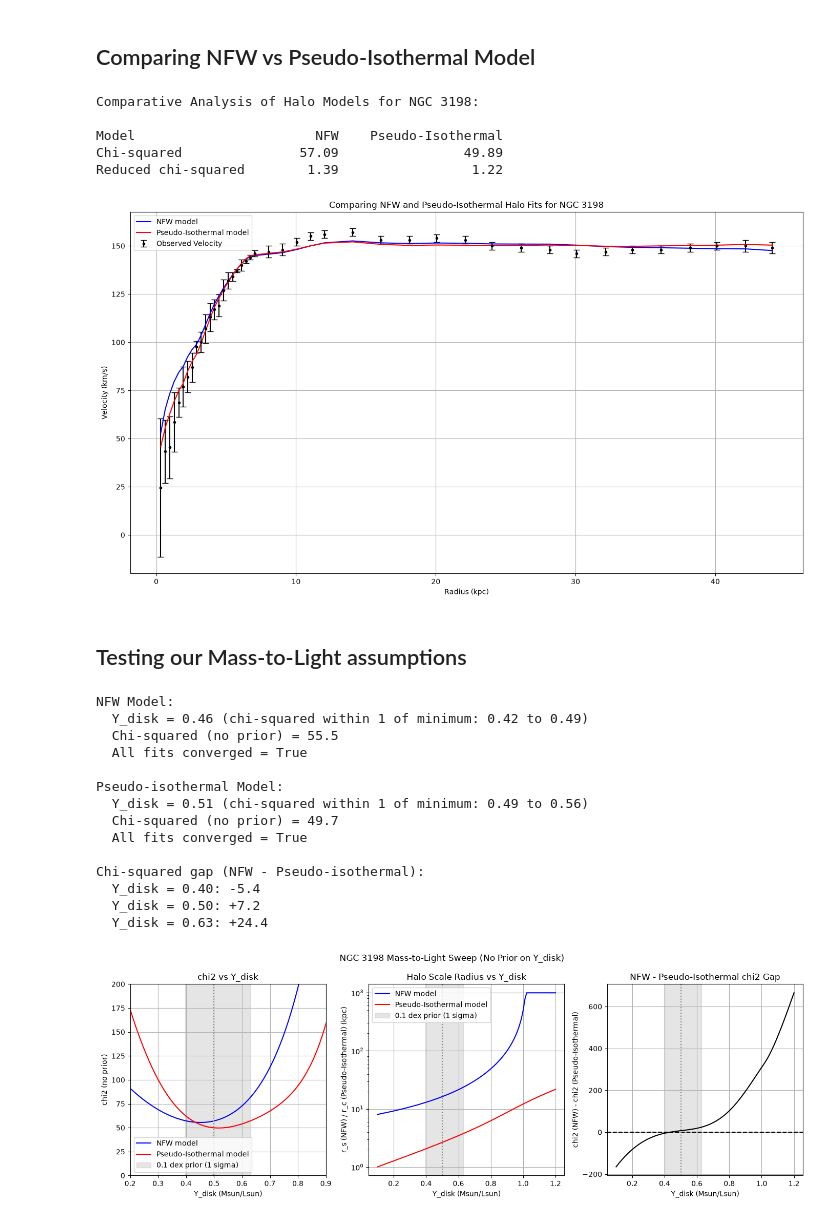
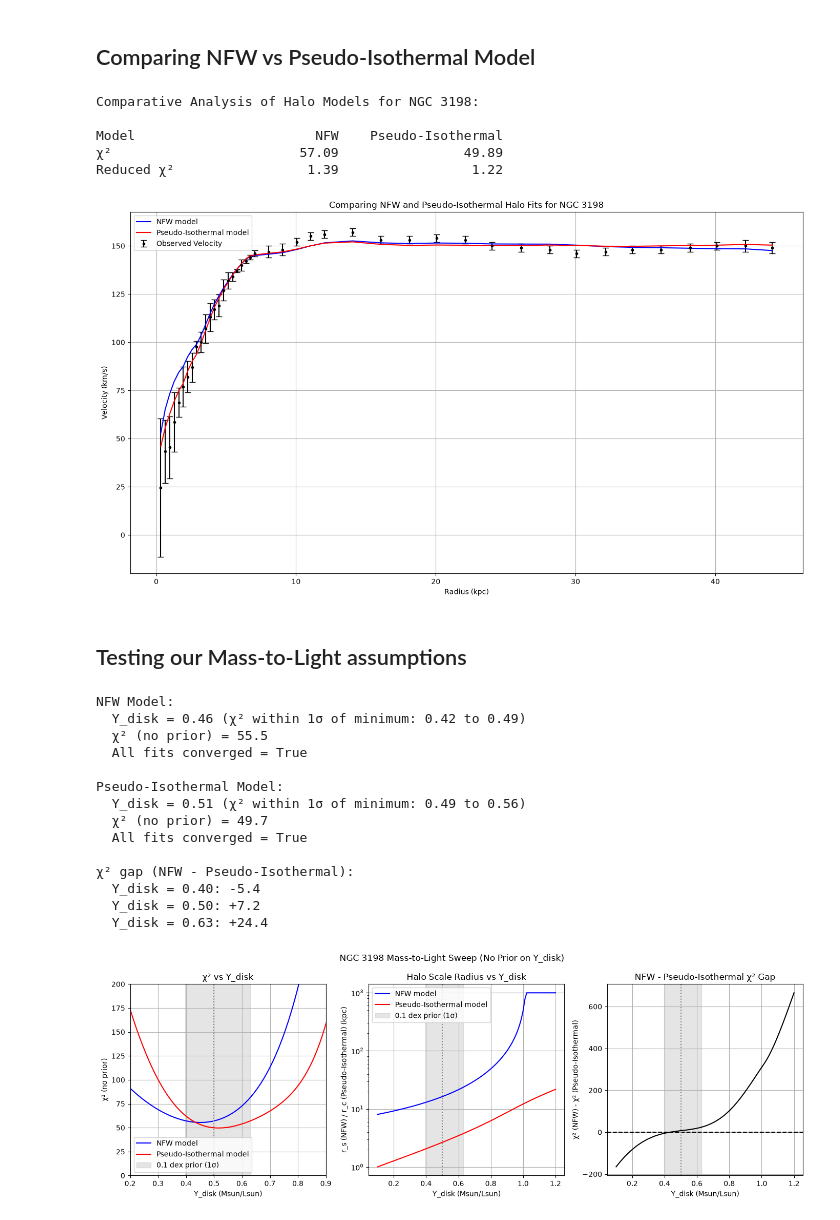
Before and after one commit to shubh965/Dark-Matter-Halo-Profile-Fitting, a Jupyter notebook: NGC3198.ipynb, the cells around one changed output. Cells and saved outputs as stored; diff of their text form; code cells hidden in the pictures.

```diff
--- a/NGC3198.ipynb
+++ b/NGC3198.ipynb
@@ -427,8 +432,8 @@ levels = [2.30, 6.18, 11.83]     # 1, 2, 3 sigma for 2 free parameters
 fig, axes = plt.subplots(1, 2, figsize=(14, 6))
 
 for ax, resid, fit, ttl, (xr, yr) in [
-        (axes[0], residuals_nfw, fit_nfw, "NFW", ((3, 9), (-1, 3))),
-        (axes[1], residuals_core, fit_core, "Pseudo-Isothermal", ((6.5, 8.5), (-0.5, 1.0)))]:
+        (axes[0], residuals_nfw, fit_nfw, "NFW", ((6.65, 6.85), (1.1, 1.3))),
+        (axes[1], residuals_core, fit_core, "Pseudo-Isothermal", ((7.55, 7.85), (0.3, 0.5)))]:
 
     lrho = np.linspace(*xr, 2000)
     lrs = np.linspace(*yr, 2000)
@@ -438,7 +443,7 @@ for ax, resid, fit, ttl, (xr, yr) in [
 
     ax.plot(*fit.x, 'o', ms=5, color='black')
 
-    ax.set_title(f"{ttl} for del chi2 = 2.30, 6.18, 11.83")
+    ax.set_title(f"{ttl} for Δχ² = 2.30, 6.18, 11.83")
 
 axes[0].set_xlabel("log10(rho_s) (Msun/kpc^3)")
 axes[0].set_ylabel("log10(r_s) (kpc)")
@@ -446,12 +451,7 @@ axes[0].set_ylabel("log10(r_s) (kpc)")
 axes[1].set_xlabel("log10(rho_0) (Msun/kpc^3)")
 axes[1].set_ylabel("log10(r_c) (kpc)")
 
-axes[0].set_xlim(6.65, 6.85)
-axes[0].set_ylim(1.1, 1.3)
-
-axes[1].set_xlim(7.6, 7.8)
-axes[1].set_ylim(0.3, 0.5)
-
 plt.tight_layout()
+plt.savefig("assets/chi2_contours.png", dpi=300)
 plt.show()
 # %% [output]
@@ -515,8 +515,8 @@ comparison = {
 print("Comparative Analysis of Halo Models for NGC 3198:\n")
 
 print(f"{'Model':<20} {'NFW':>10} {'Pseudo-Isothermal':>20}")
-print(f"{'Chi-squared':<20} {comparison['NFW']['chi2']:>10.2f} {comparison['Pseudo-Isothermal']['chi2']:>20.2f}")
-print(f"{'Reduced chi-squared':<20} {comparison['NFW']['reduced_chi2']:>10.2f} {comparison['Pseudo-Isothermal']['reduced_chi2']:>20.2f}")
+print(f"{'χ²':<20} {comparison['NFW']['chi2']:>10.2f} {comparison['Pseudo-Isothermal']['chi2']:>20.2f}")
+print(f"{'Reduced χ²':<20} {comparison['NFW']['reduced_chi2']:>10.2f} {comparison['Pseudo-Isothermal']['reduced_chi2']:>20.2f}")
 
 # Plotting both models together for comparison
 
@@ -533,13 +533,14 @@ plt.ylabel("Velocity (km/s)")
 
 plt.legend()
 plt.tight_layout()
+plt.savefig("assets/model_comparison.png", dpi=300)
 plt.show()
 # %% [output]
 Comparative Analysis of Halo Models for NGC 3198:
 
 Model                       NFW    Pseudo-Isothermal
-Chi-squared               57.09                49.89
-Reduced chi-squared        1.39                 1.22
+χ²                        57.09                49.89
+Reduced χ²                 1.39                 1.22
 [figure]
 # %% [markdown]
 ## Testing our Mass-to-Light assumptions
@@ -561,7 +562,7 @@ upsilon_sweep = {}
 prior_lo = upsilon_disk*10**-0.1
 prior_hi = upsilon_disk*10**0.1
 
-for name, M in [("NFW", nfw_mass), ("Pseudo-isothermal", core_mass)]:
+for name, M in [("NFW", nfw_mass), ("Pseudo-Isothermal", core_mass)]:
     x0 = [7, 0.7]
     chi2_values, scale_radii, converged = [], [], []
 
@@ -583,27 +584,27 @@ for name, s in upsilon_sweep.items():
     allowed = upsilon_grid[s["chi2"] - s["chi2"].min() < 1]
 
     print(f"{name} Model:")
-    print(f"  Y_disk = {upsilon_grid[np.argmin(s['chi2'])]:.2f} (chi-squared within 1 of minimum: {allowed.min():.2f} to {allowed.max():.2f})")
-    print(f"  Chi-squared (no prior) = {s['chi2'].min():.1f}")
+    print(f"  Y_disk = {upsilon_grid[np.argmin(s['chi2'])]:.2f} (χ² within 1σ of minimum: {allowed.min():.2f} to {allowed.max():.2f})")
+    print(f"  χ² (no prior) = {s['chi2'].min():.1f}")
     print(f"  All fits converged = {s['converged']}\n")
 
-gap = upsilon_sweep["NFW"]["chi2"] - upsilon_sweep["Pseudo-isothermal"]["chi2"]
+gap = upsilon_sweep["NFW"]["chi2"] - upsilon_sweep["Pseudo-Isothermal"]["chi2"]
 
-print("Chi-squared gap (NFW - Pseudo-isothermal):")
+print("χ² gap (NFW - Pseudo-Isothermal):")
 for u in [prior_lo, upsilon_disk, prior_hi]:
     print(f"  Y_disk = {u:.2f}: {np.interp(u, upsilon_grid, gap):+.1f}")
 # %% [output]
 NFW Model:
-  Y_disk = 0.46 (chi-squared within 1 of minimum: 0.42 to 0.49)
-  Chi-squared (no prior) = 55.5
+  Y_disk = 0.46 (χ² within 1σ of minimum: 0.42 to 0.49)
+  χ² (no prior) = 55.5
   All fits converged = True
 
-Pseudo-isothermal Model:
-  Y_disk = 0.51 (chi-squared within 1 of minimum: 0.49 to 0.56)
-  Chi-squared (no prior) = 49.7
+Pseudo-Isothermal Model:
+  Y_disk = 0.51 (χ² within 1σ of minimum: 0.49 to 0.56)
+  χ² (no prior) = 49.7
   All fits converged = True
 
-Chi-squared gap (NFW - Pseudo-isothermal):
+χ² gap (NFW - Pseudo-Isothermal):
   Y_disk = 0.40: -5.4
   Y_disk = 0.50: +7.2
   Y_disk = 0.63: +24.4
@@ -614,44 +615,45 @@ fig, axes = plt.subplots(1, 3, figsize=(14, 5))
 
 # chi2 vs Y_disk
 axes[0].plot(upsilon_grid, upsilon_sweep["NFW"]["chi2"], color='blue', label='NFW model')
-axes[0].plot(upsilon_grid, upsilon_sweep["Pseudo-isothermal"]["chi2"], color='red', label='Pseudo-Isothermal model')
+axes[0].plot(upsilon_grid, upsilon_sweep["Pseudo-Isothermal"]["chi2"], color='red', label='Pseudo-Isothermal model')
 
-axes[0].set_title('chi2 vs Y_disk')
+axes[0].set_title('χ² vs Y_disk')
 axes[0].set_xlabel('Y_disk (Msun/Lsun)')
-axes[0].set_ylabel('chi2 (no prior)')
+axes[0].set_ylabel('χ² (no prior)')
 
 # Halo scale radius vs Y_disk
 axes[1].plot(upsilon_grid, upsilon_sweep["NFW"]["scale_radius"], color='blue', label='NFW model')
-axes[1].plot(upsilon_grid, upsilon_sweep["Pseudo-isothermal"]["scale_radius"], color='red', label='Pseudo-Isothermal model')
+axes[1].plot(upsilon_grid, upsilon_sweep["Pseudo-Isothermal"]["scale_radius"], color='red', label='Pseudo-Isothermal model')
 axes[1].set_yscale('log')
 
 axes[1].set_title('Halo Scale Radius vs Y_disk')
 axes[1].set_xlabel('Y_disk (Msun/Lsun)')
 axes[1].set_ylabel('r_s (NFW) / r_c (Pseudo-Isothermal) (kpc)')
 
 # Chi-squared gap between the two models
 axes[2].plot(upsilon_grid, gap, color='black')
 axes[2].axhline(0, color='black', ls='--')
 
-axes[2].set_title('NFW - Pseudo-Isothermal chi2 Gap')
+axes[2].set_title('NFW - Pseudo-Isothermal χ² Gap')
 axes[2].set_xlabel('Y_disk (Msun/Lsun)')
-axes[2].set_ylabel('chi2 (NFW) - chi2 (Pseudo-Isothermal)')
+axes[2].set_ylabel('χ² (NFW) - χ² (Pseudo-Isothermal)')
 
 for ax in axes:
-    ax.axvspan(prior_lo, prior_hi, color='gray', alpha=0.2, label='0.1 dex prior (1 sigma)')
+    ax.axvspan(prior_lo, prior_hi, color='gray', alpha=0.2, label='0.1 dex prior (1σ)')
     ax.axvline(upsilon_disk, color='gray', ls=':')
 
 axes[0].set_xlim(0.2, 0.9)
 axes[0].set_ylim(0, 200)   # zoom in on the minima
 
 axes[0].legend()
 axes[1].legend()
 
 fig.suptitle('NGC 3198 Mass-to-Light Sweep (No Prior on Y_disk)')
 plt.tight_layout()
+plt.savefig("assets/mass_to_light_sweep.png", dpi=300)
 plt.show()
 # %% [output]
-[figure, old version]
+[figure, new version]
 # %% [markdown]
 **Observations:**
 
```
Also changed, not shown: parts of 23 cells of this notebook, 10 other files.
